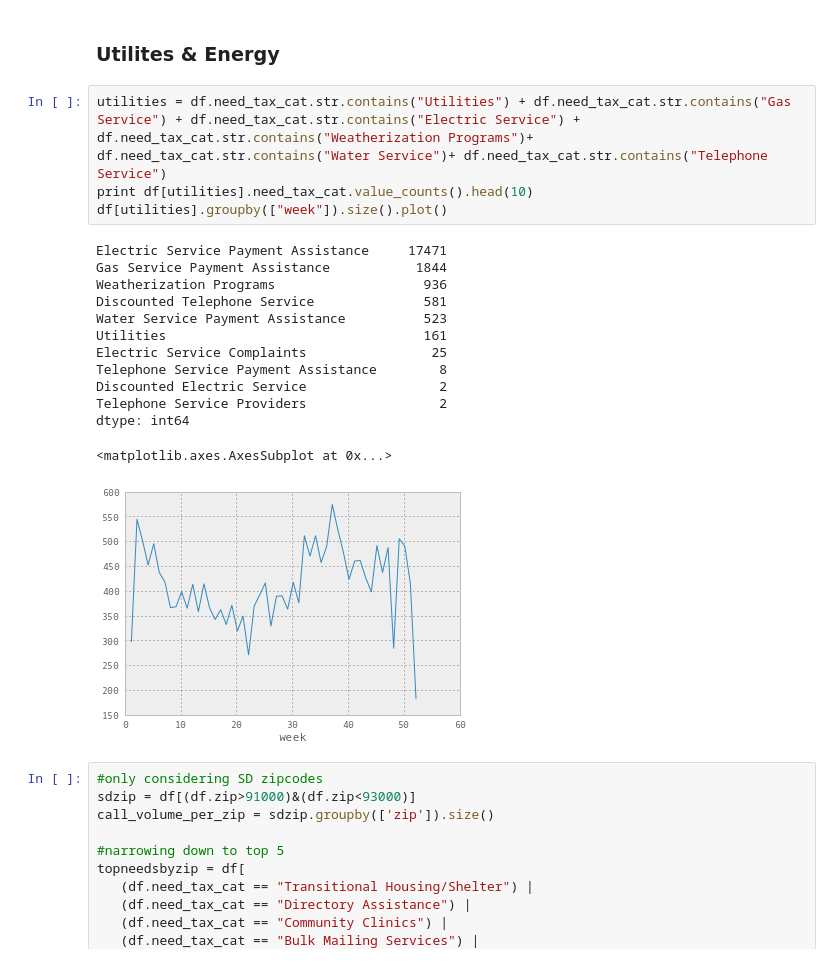
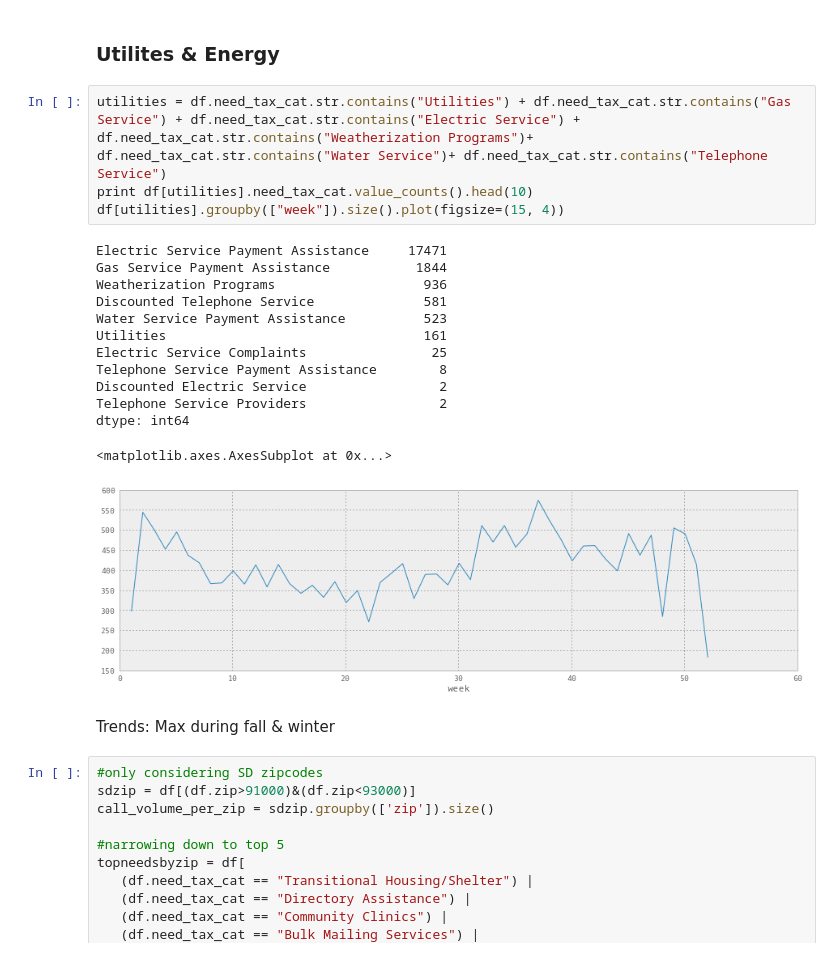
Before and after one commit to SDRDLAnalysts/pdp-data-projects, a Jupyter notebook: 211sandiego.org/servicecalls/analysts/gonzalo.ipynb, the cells around one changed output. Drawn from its saved outputs; the diff is of its cells as text.

```diff
--- a/211sandiego.org/servicecalls/analysts/gonzalo.ipynb
+++ b/211sandiego.org/servicecalls/analysts/gonzalo.ipynb
@@ -355,21 +359,23 @@ dtype: int64
 # %%
 utilities = df.need_tax_cat.str.contains("Utilities") + df.need_tax_cat.str.contains("Gas Service") + df.need_tax_cat.str.contains("Electric Service") + df.need_tax_cat.str.contains("Weatherization Programs")+ df.need_tax_cat.str.contains("Water Service")+ df.need_tax_cat.str.contains("Telephone Service")
 print df[utilities].need_tax_cat.value_counts().head(10)
-df[utilities].groupby(["week"]).size().plot()
+df[utilities].groupby(["week"]).size().plot(figsize=(15, 4))
 # %% [output]
 Electric Service Payment Assistance     17471
 Gas Service Payment Assistance           1844
 Weatherization Programs                   936
 Discounted Telephone Service              581
 Water Service Payment Assistance          523
 Utilities                                 161
 Electric Service Complaints                25
 Telephone Service Payment Assistance        8
 Discounted Electric Service                 2
 Telephone Service Providers                 2
 dtype: int64
 <matplotlib.axes.AxesSubplot at 0x...>
-[figure, old version]
+[figure, new version]
+# %% [markdown]
+Trends: Max during fall & winter
 # %%
 #only considering SD zipcodes
 sdzip = df[(df.zip>91000)&(df.zip<93000)]
```
Also changed, not shown: parts of 5 cells of this notebook.
